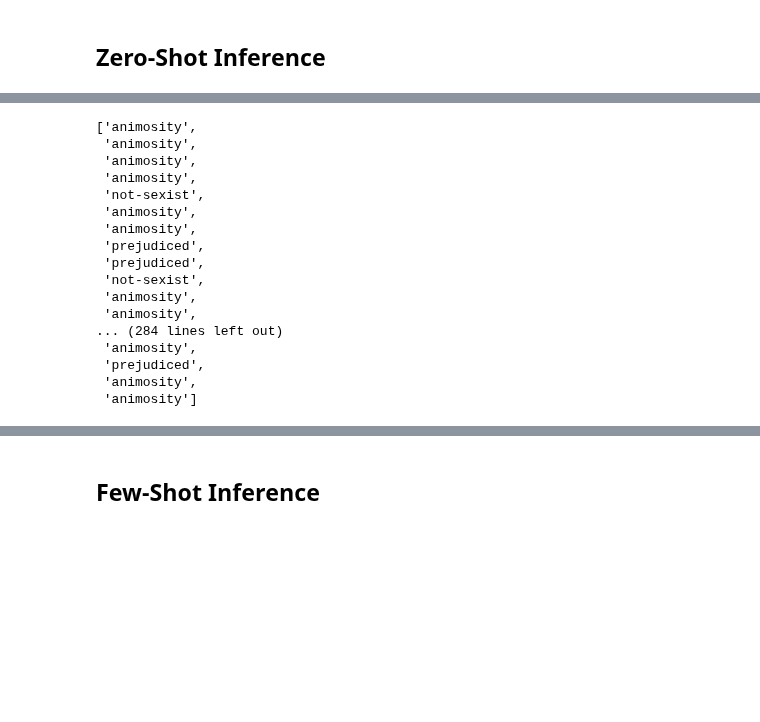
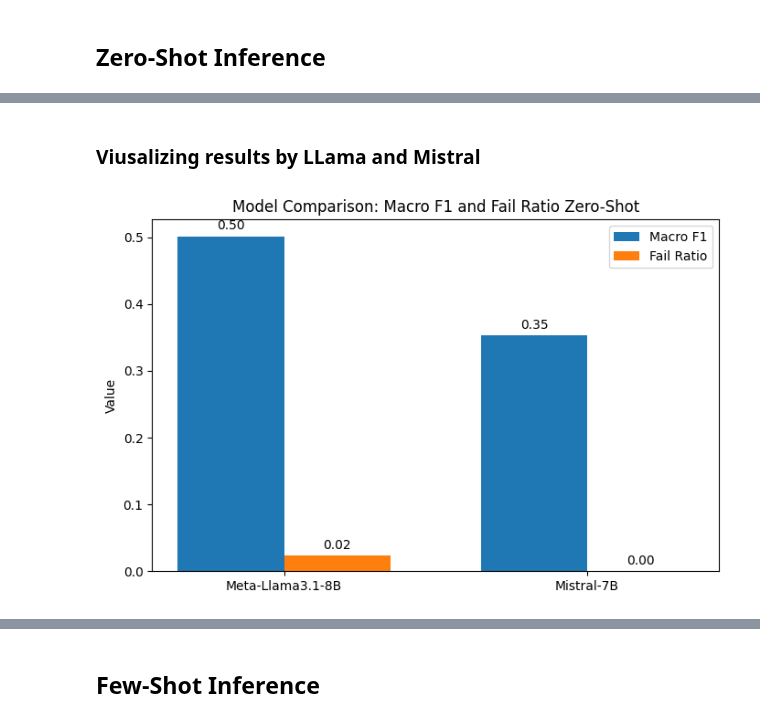
Before and after one commit to LuGorr/Sexist-Tweet-Detection, a Jupyter notebook: A2/Assignment_2.ipynb, the cells around one changed output, grey strips where cells are left out. Drawn from its saved outputs; the diff is of its cells as text; code cells hidden in the pictures; blank space fills up the shorter version.

```diff
--- a/A2/Assignment_2.ipynb
+++ b/A2/Assignment_2.ipynb
@@ -550,20 +552,36 @@ Meta-Llama3.1-8B Zero-Shot Results: Macro F1 = 0.5015, Fail Ratio = 0.0233
-# %%
-raw_responses
-# %% [output]
-['animosity',
- 'animosity',
- 'animosity',
- 'animosity',
- 'not-sexist',
- 'animosity',
- 'animosity',
- 'prejudiced',
- 'prejudiced',
- 'not-sexist',
- 'animosity',
- 'animosity',
-... (284 lines left out)
- 'animosity',
- 'prejudiced',
- 'animosity',
- 'animosity']
+# %% [markdown]
+### Viusalizing results by LLama and Mistral
+# %%
+# Extract data
+models = [r["model"] for r in experiment_results]
+macro_f1 = [r["macro_f1"] for r in experiment_results]
+fail_ratio = [r["fail_ratio"] for r in experiment_results]
+
+x = np.arange(len(models))  # x-axis positions
+width = 0.35  # bar width
+
+fig, ax = plt.subplots(figsize=(8,5))
+
+# Side-by-side bars
+rects1 = ax.bar(x - width/2, macro_f1, width, label='Macro F1')
+rects2 = ax.bar(x + width/2, fail_ratio, width, label='Fail Ratio')
+
+# Labels and title
+ax.set_ylabel('Value')
+ax.set_title('Model Comparison: Macro F1 and Fail Ratio Zero-Shot')
+ax.set_xticks(x)
+ax.set_xticklabels(models)
+ax.legend()
+
+# Display values on bars
+for rect in rects1 + rects2:
+    height = rect.get_height()
+    ax.annotate(f'{height:.2f}',
+                xy=(rect.get_x() + rect.get_width() / 2, height),
+                xytext=(0,3),
+                textcoords="offset points",
+                ha='center', va='bottom')
+
+plt.show()
+# %% [output]
+[figure, added]
```
Also changed, not shown: parts of 11 cells of this notebook.
